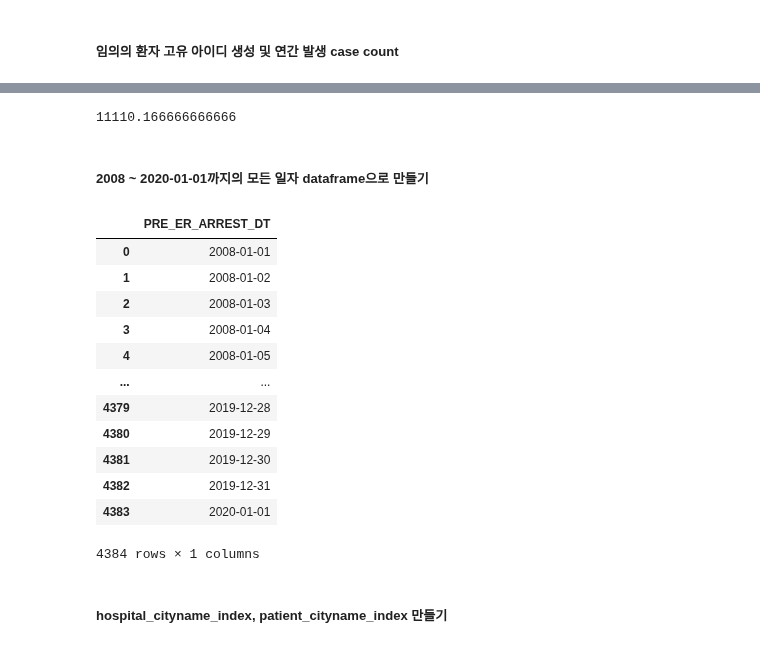
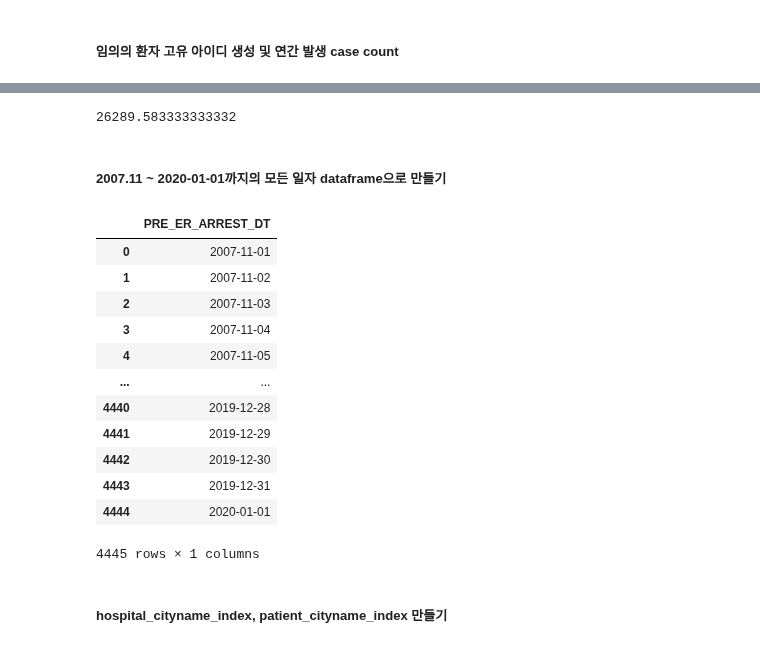
Before and after one commit to ZIO-KIM/SNUlab, a Jupyter notebook: OHCA_preprocess.ipynb, the cells around one changed output, grey strips where cells are left out. Drawn from its saved outputs; the diff is of its cells as text; code cells hidden in the pictures.

```diff
--- a/OHCA_preprocess.ipynb
+++ b/OHCA_preprocess.ipynb
@@ -580,31 +740,31 @@ ohca_patient
 # %%
-# 환자 소재지 기준 연간 30000명 가량 (원시자료 설명 기준) -> 11110명으로 줄음
+# 환자 소재지 기준 연간 30000명 가량 (원시자료 설명 기준) -> 26289명으로 줄음
 
-133322 / 12
+315475 / 12
 # %% [output]
-11110.166666666666
+26289.583333333332
 # %% [markdown]
-##### 2008 ~ 2020-01-01까지의 모든 일자 dataframe으로 만들기
+##### 2007.11 ~ 2020-01-01까지의 모든 일자 dataframe으로 만들기
 # %%
-# 2008 ~ 2020-01-01까지의 모든 일자 dataframe으로 만들기
+# 2007.11 ~ 2020-01-01까지의 모든 일자 dataframe으로 만들기
 
-rng = pd.date_range(start = '2008-01-01', end = '2020-01-01', freq='D')
+rng = pd.date_range(start = '2007-11-01', end = '2020-01-01', freq='D')
 days = pd.DataFrame({'PRE_ER_ARREST_DT': rng})
 days
 # %% [output]
 |  | PRE_ER_ARREST_DT |
-| 0 | 2008-01-01 |
-| 1 | 2008-01-02 |
-| 2 | 2008-01-03 |
-| 3 | 2008-01-04 |
-| 4 | 2008-01-05 |
+| 0 | 2007-11-01 |
+| 1 | 2007-11-02 |
+| 2 | 2007-11-03 |
+| 3 | 2007-11-04 |
+| 4 | 2007-11-05 |
 | ... | ... |
-| 4379 | 2019-12-28 |
-| 4380 | 2019-12-29 |
-| 4381 | 2019-12-30 |
-| 4382 | 2019-12-31 |
-| 4383 | 2020-01-01 |
+| 4440 | 2019-12-28 |
+| 4441 | 2019-12-29 |
+| 4442 | 2019-12-30 |
+| 4443 | 2019-12-31 |
+| 4444 | 2020-01-01 |
-4384 rows × 1 columns
+4445 rows × 1 columns
 # %% [markdown]
 ##### hospital_cityname_index, patient_cityname_index 만들기
 # %%
```
Also changed, not shown: parts of 304 cells of this notebook, 1 other file.
